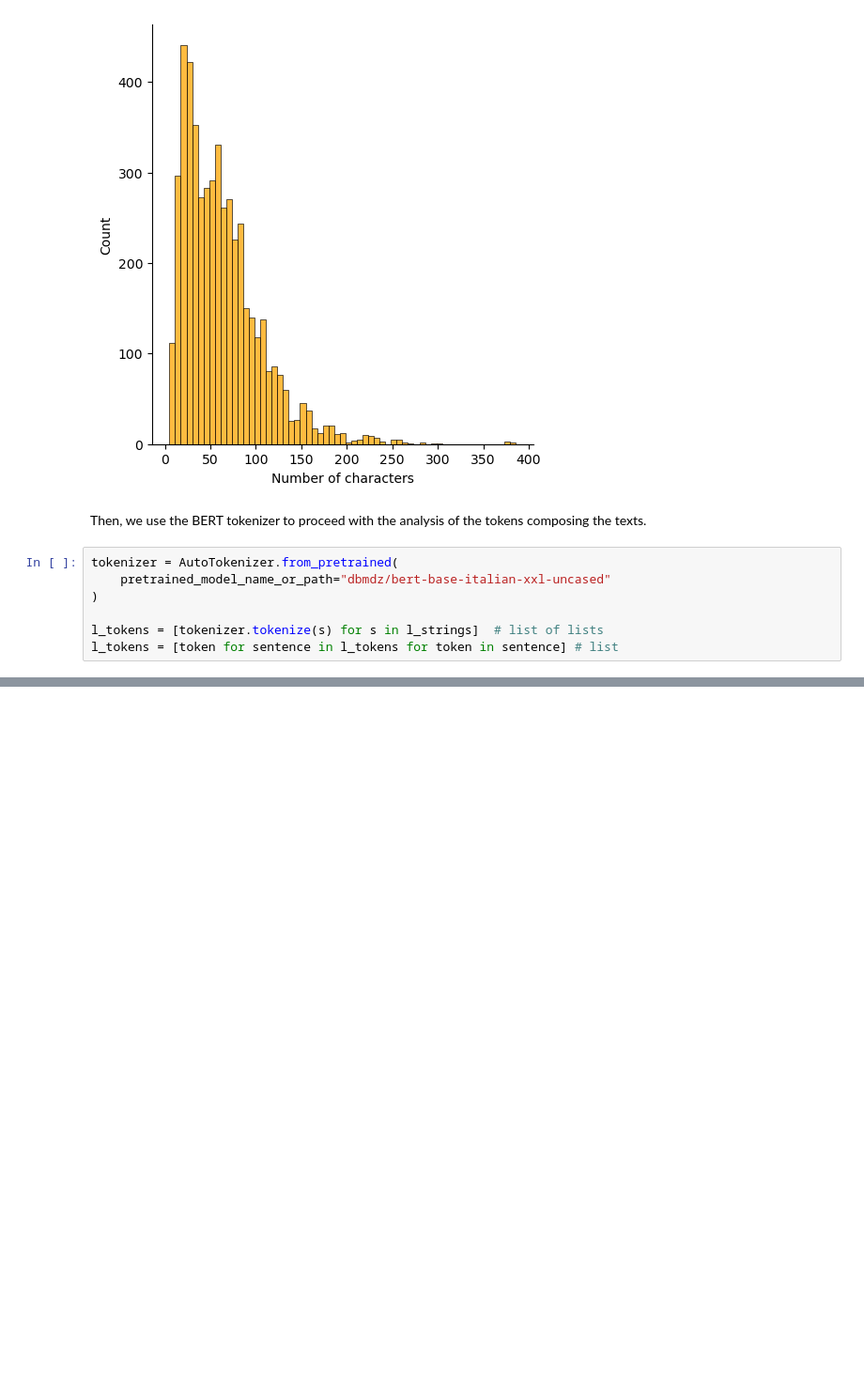
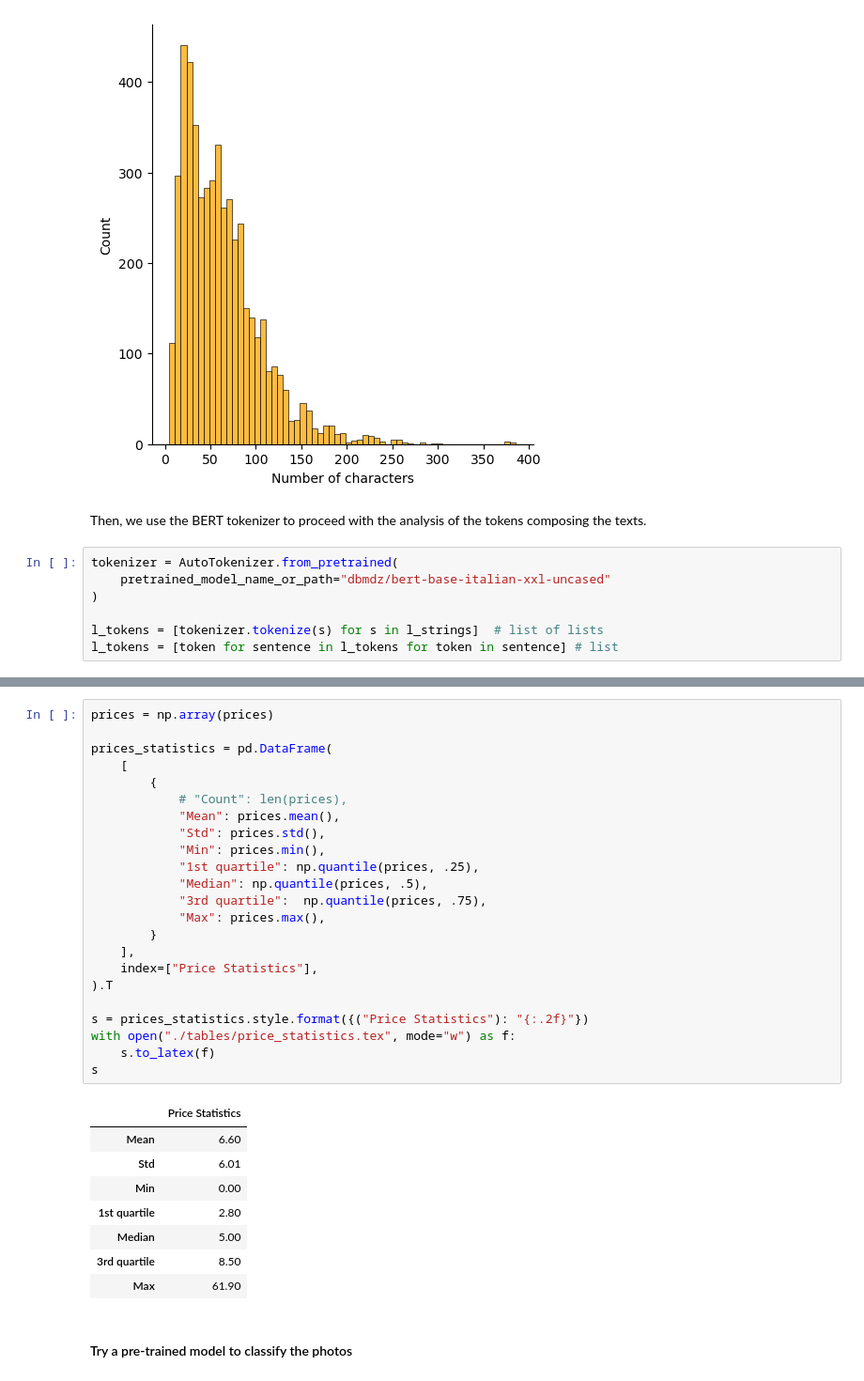
Before and after one commit to giacomorebecchi/food-pricing, a Jupyter notebook: notebooks/04.01_dataset_visualization.ipynb, the cells around one changed output, grey strips where cells are left out. Shown at 94% size. Cells and saved outputs as stored; diff of their text form; blank space fills up the shorter version.

```diff
--- a/notebooks/04.01_dataset_visualization.ipynb
+++ b/notebooks/04.01_dataset_visualization.ipynb
@@ -190,0 +197,34 @@ plt.close()
+# %%
+prices = np.array(prices)
+
+prices_statistics = pd.DataFrame(
+    [
+        {
+            # "Count": len(prices),
+            "Mean": prices.mean(),
+            "Std": prices.std(),
+            "Min": prices.min(),
+            "1st quartile": np.quantile(prices, .25),
+            "Median": np.quantile(prices, .5),
+            "3rd quartile":  np.quantile(prices, .75),
+            "Max": prices.max(),
+        }
+    ],
+    index=["Price Statistics"],
+).T
+
+s = prices_statistics.style.format({("Price Statistics"): "{:.2f}"})
+with open("./tables/price_statistics.tex", mode="w") as f:
+    s.to_latex(f)
+s
+# %% [output]
+|  | Price Statistics |
+| Mean | 6.60 |
+| Std | 6.01 |
+| Min | 0.00 |
+| 1st quartile | 2.80 |
+| Median | 5.00 |
+| 3rd quartile | 8.50 |
+| Max | 61.90 |
+# %% [markdown]
+#### Try a pre-trained model to classify the photos
```
Also changed, not shown: parts of 12 cells of this notebook, 3 other files.
